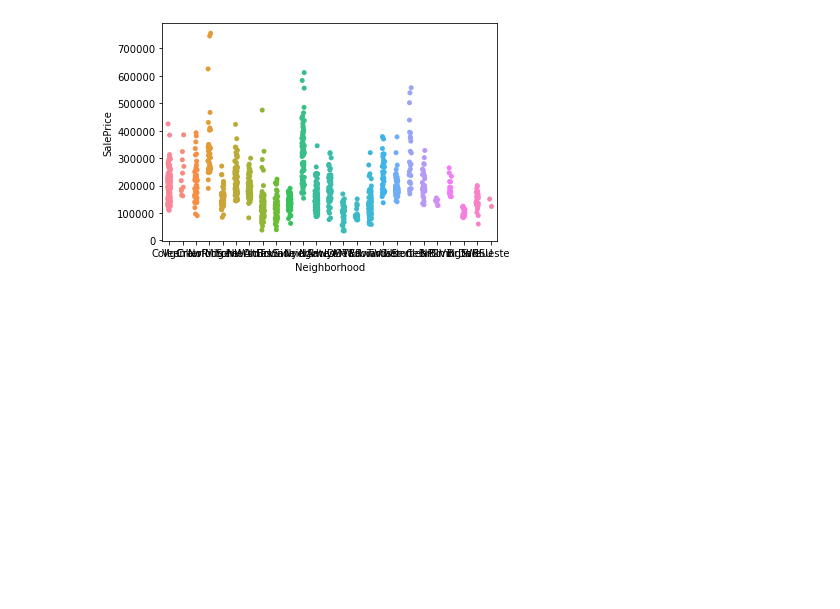
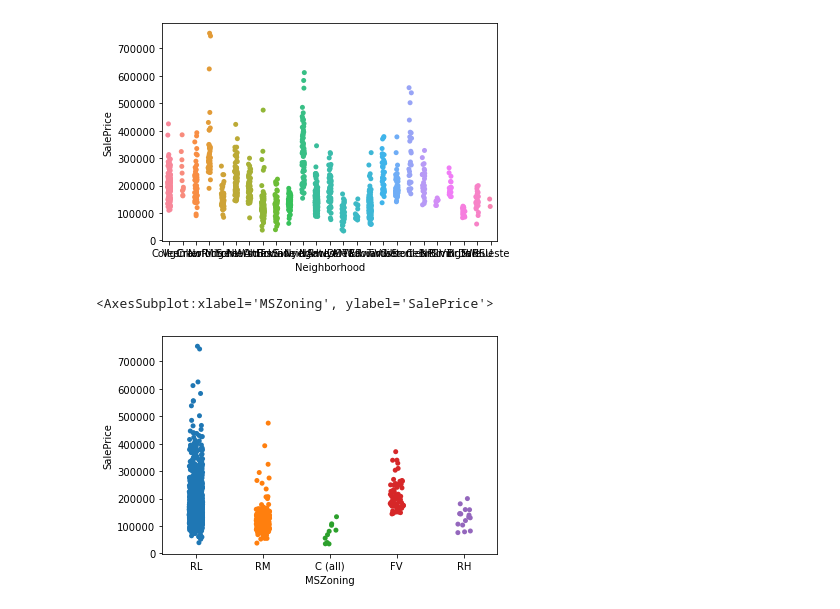
Before and after one commit to kitakou0313/titanic, a Jupyter notebook: home_price/eda.ipynb, the cells around one changed output. Saved outputs shown, nothing was run; the diff lists cells and outputs as text; code cells hidden in the pictures; blank space fills up the shorter version.

```diff
--- a/home_price/eda.ipynb
+++ b/home_price/eda.ipynb
@@ -162,3 +162,8 @@ sns.stripplot(data=train, x="Neighborhood", y="SalePrice")
 # %% [output]
 <AxesSubplot:xlabel='Neighborhood', ylabel='SalePrice'>
 [figure]
+# %%
+sns.stripplot(data=train, x="MSZoning", y="SalePrice")
+# %% [output]
+<AxesSubplot:xlabel='MSZoning', ylabel='SalePrice'>
+[figure, added]
```
Also changed, not shown: parts of 2 cells of this notebook.
